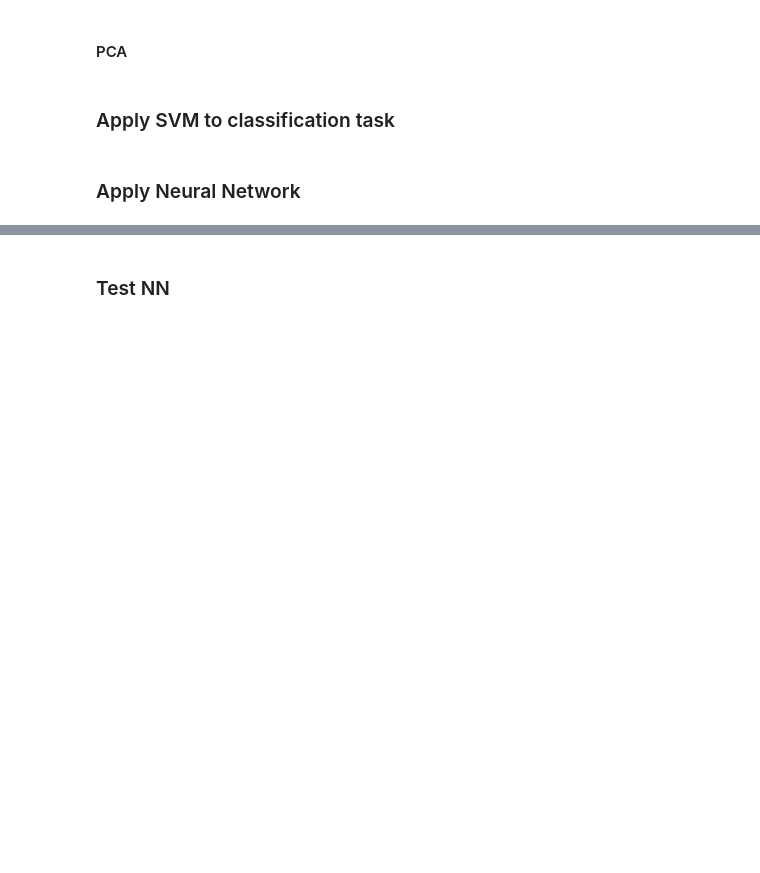
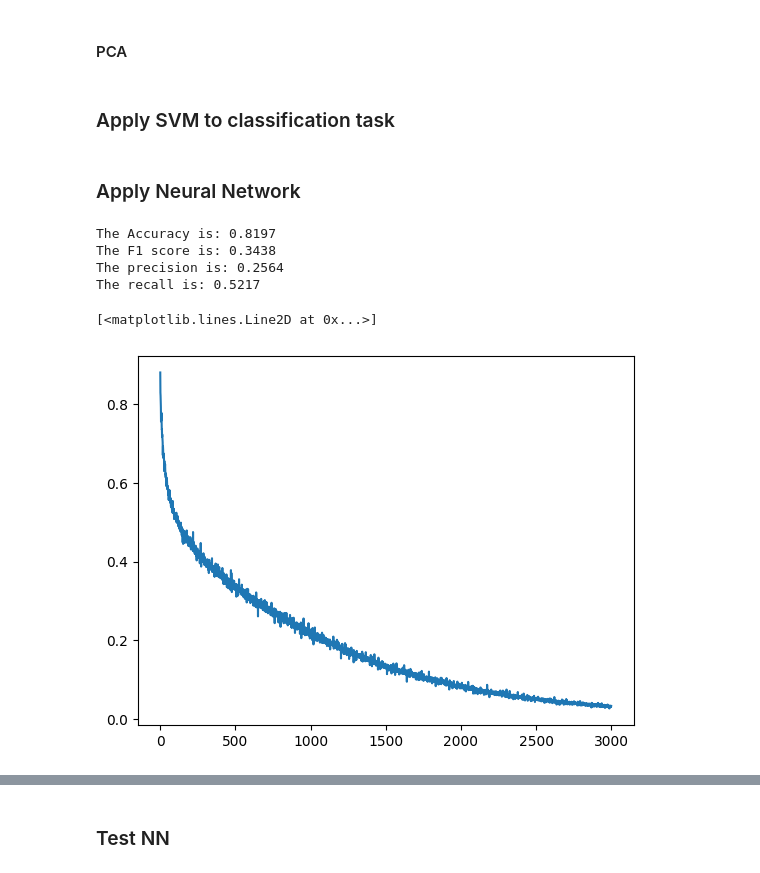
Before and after one commit to Ivonne320/ML_proj, a Jupyter notebook: project1/data_glance.ipynb, the cells around one changed output, grey strips where cells are left out. Drawn from its saved outputs; the diff is of its cells as text; code cells hidden in the pictures; blank space fills up the shorter version.

```diff
--- a/project1/data_glance.ipynb
+++ b/project1/data_glance.ipynb
@@ -213,5 +225,30 @@ print(np.sum(x_train_processed.std(axis=0) == 0))
 # np.shape(x_train)
 # %% [markdown]
 ### Apply Neural Network ###
+# %%
+def predict_1(network, X):
+
+    # Get the final activations from forward propagation
+    # a2 = forward_propagation(network, X)[-1]
+    a4 = forward_propagation(network, X)[-1]
+
+    # Convert activations to binary predictions (0 or 1)
+    # predictions = (np.squeeze(a2) > 0.5).astype(int)
+    predictions = (np.squeeze(a4) > 0.15).astype(int)
+
+    return predictions
+# %%
+y_pred = predict_1(nn_trained,x_v)
+predict_acc_pure(y_pred, y_v)
+predict_f1_pure(y_pred, y_v)
+plt.figure()
+plt.plot(loss)
+# %% [output]
+The Accuracy is: 0.8197
+The F1 score is: 0.3438
+The precision is: 0.2564
+The recall is: 0.5217
+[<matplotlib.lines.Line2D at 0x...>]
+[figure, added]
 # %%
 x_t, y_t, x_v, y_v = split_data(x_train_processed, y_train_processed, 0.8)
```
Also changed, not shown: parts of 11 cells of this notebook, 1 other file.
